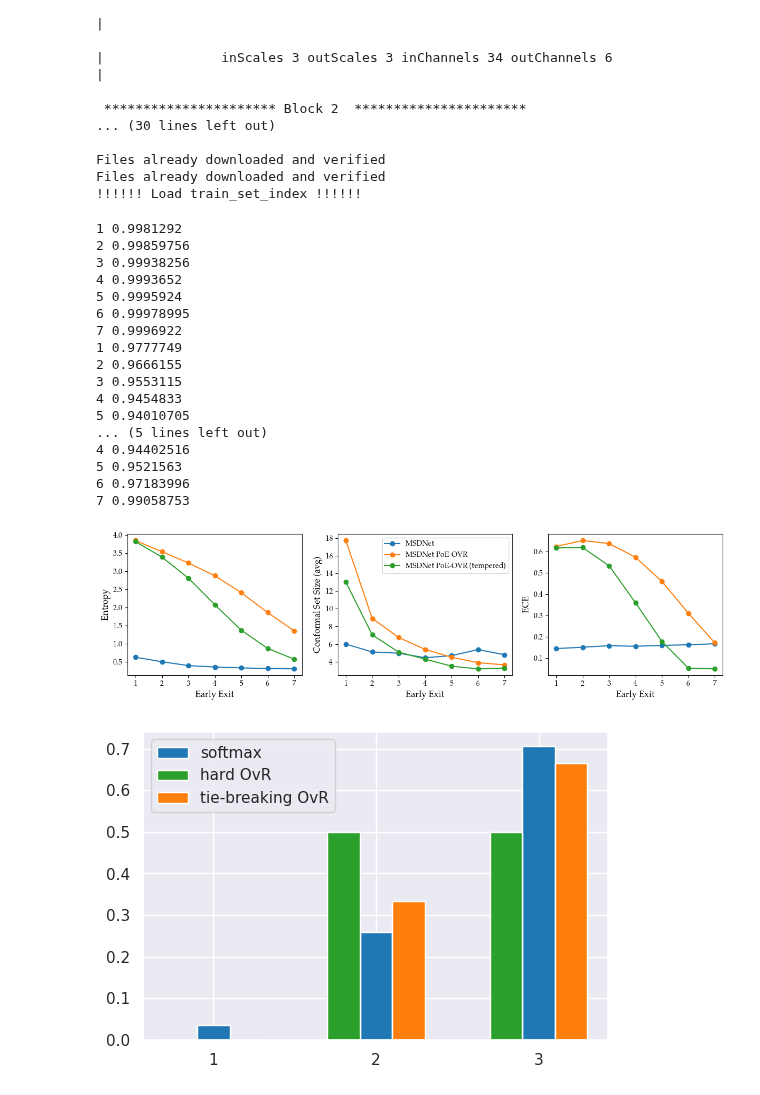
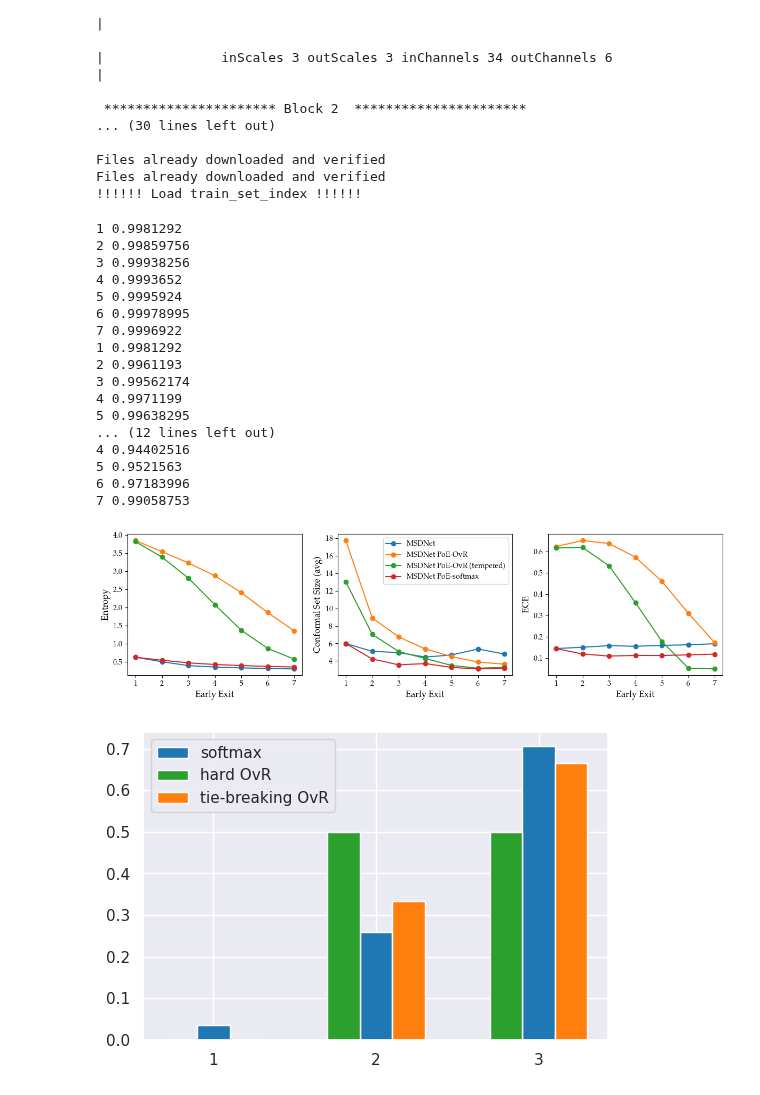
Before and after one commit to metodj/MSDNet-PyTorch, a Jupyter notebook: paper_plots.ipynb, the cells around one changed output. Saved outputs shown, nothing was run; the diff lists cells and outputs as text; code cells hidden in the pictures.

Commit message:
more base exponential experiments and polish figure 1

```diff
--- a/paper_plots.ipynb
+++ b/paper_plots.ipynb
@@ -486,6 +571,11 @@ acc_poe_ovr_break_ties_generalized = [(targets == preds_poe_ovr_break_ties_gener
 # %%
 scaled_dict = get_scale_probs(['PoE-OVR (tempered)'], [probs_poe_ovr_break_ties_generalized], [2.], targets, C=ARGS.num_classes, L=L)
 probs_poe_ovr_break_ties_generalized_tempered = scaled_dict['PoE-OVR (tempered)'][2.0][0]
+# %%
+logits_poe = logits.cumsum(dim=0) / torch.tensor([float(x) for x in range(1, L + 1)])[:, None, None]
+probs_poe = torch.softmax(logits_poe, dim=2)
+preds_poe = {i: torch.argmax(probs_poe, dim=2)[i, :] for i in range(L)}
+acc_poe = [(targets == preds_poe[i]).sum() / len(targets) for i in range(L)]
 # %%
 random.seed(10)
 CALIB_SIZE = 0.2
@@ -494,6 +584,7 @@ calib_ids = random.sample(range(N), int(CALIB_SIZE * N))
 valid_ids = list(set(range(N)) - set(calib_ids))
 
 sizes_conf_sets,_ = conformalize_anytime_nn(probs.cpu().numpy(), targets, calib_ids=calib_ids, valid_ids=valid_ids, C=ARGS.num_classes, L=L, conf_type='smx')
+sizes_conf_sets_poe,_ = conformalize_anytime_nn(probs_poe.cpu().numpy(), targets, calib_ids=calib_ids, valid_ids=valid_ids, C=ARGS.num_classes, L=L, conf_type='smx')
 sizes_conf_sets_poe_ovr_break_ties_generalized, _ = conformalize_anytime_nn(probs_poe_ovr_break_ties_generalized.cpu().numpy(), targets, calib_ids=calib_ids, valid_ids=valid_ids, C=ARGS.num_classes, L=L, conf_type='smx')
 sizes_conf_sets_poe_ovr_break_ties_generalized_tempered, _ = conformalize_anytime_nn(probs_poe_ovr_break_ties_generalized_tempered.cpu().numpy(), targets, calib_ids=calib_ids, valid_ids=valid_ids, C=ARGS.num_classes, L=L, conf_type='smx')
 # %% [output]
@@ -504,51 +595,52 @@ sizes_conf_sets_poe_ovr_break_ties_generalized_tempered, _ = conformalize_anytim
 5 0.9995924
 6 0.99978995
 7 0.9996922
-1 0.9777749
-2 0.9666155
-3 0.9553115
-4 0.9454833
-5 0.94010705
-... (5 lines left out)
+1 0.9981292
+2 0.9961193
+3 0.99562174
+4 0.9971199
+5 0.99638295
+... (12 lines left out)
 4 0.94402516
 5 0.9521563
 6 0.97183996
 7 0.99058753
 # %%
 entropy_baseline = scipy.stats.entropy(probs.numpy(), axis=2)
+entropy_poe = scipy.stats.entropy(probs_poe.numpy(), axis=2)
 entropy_poe_ovr_break_ties_generalized = scipy.stats.entropy(probs_poe_ovr_break_ties_generalized.numpy(), axis=2)
 entropy_poe_ovr_break_ties_generalized_tempered = scipy.stats.entropy(probs_poe_ovr_break_ties_generalized_tempered.numpy(), axis=2)
 # %%
 # FONT_SIZE = 12
 # plt.rcParams.update({'font.size': FONT_SIZE})
 
-NAMES = ['MSDNet', 'MSDNet PoE-OVR', 'MSDNet PoE-OVR (tempered)']
+NAMES = ['MSDNet', 'MSDNet PoE-OvR', 'MSDNet PoE-OvR (tempered)', 'MSDNet PoE-softmax']
 fig, ax = plt.subplots(1, 3, figsize=(12, 3.5))
-for _entropy, label in zip([entropy_baseline, entropy_poe_ovr_break_ties_generalized, entropy_poe_ovr_break_ties_generalized_tempered], NAMES):
+for _entropy, label in zip([entropy_baseline, entropy_poe_ovr_break_ties_generalized, entropy_poe_ovr_break_ties_generalized_tempered, entropy_poe], NAMES):
     ax[0].plot(list(range(1, L + 1)), _entropy.mean(axis=1), marker='o', label=label)
 ax[0].set_xlabel('Early Exit')
 ax[0].set_ylabel('Entropy')
 
-for _probs, label in zip([probs, probs_poe_ovr_break_ties_generalized, probs_poe_ovr_break_ties_generalized_tempered], NAMES):
+for _probs, label in zip([probs, probs_poe_ovr_break_ties_generalized, probs_poe_ovr_break_ties_generalized_tempered, probs_poe], NAMES):
     ece = []
     for l in range(L):
         ece.append(ECE(bins=15).measure(_probs[l, :, :].numpy(), targets.numpy()))
     ax[2].plot(list(range(1, L + 1)), ece, marker='o', label=label)
 ax[2].set_xlabel('Early Exit')
 ax[2].set_ylabel('ECE')
 
 
-for _sizes, label in zip([sizes_conf_sets, sizes_conf_sets_poe_ovr_break_ties_generalized, sizes_conf_sets_poe_ovr_break_ties_generalized_tempered], NAMES):
+for _sizes, label in zip([sizes_conf_sets, sizes_conf_sets_poe_ovr_break_ties_generalized, sizes_conf_sets_poe_ovr_break_ties_generalized_tempered, sizes_conf_sets_poe], NAMES):
     ax[1].plot(list(range(1, L + 1)), _sizes, marker='o', label=label)
 ax[1].set_xlabel('Early Exit')
 ax[1].set_ylabel('Conformal Set Size (avg)')
 ax[1].legend()
 
 plt.tight_layout()
 plt.savefig(f'figures/figure_4.pdf', dpi=1200)
 plt.show()
 # %% [output]
-[figure, old version]
+[figure, new version]
 # %%
 sns.set_theme()
 # %%
```
Also changed, not shown: parts of 3 cells of this notebook, 2 other files.
